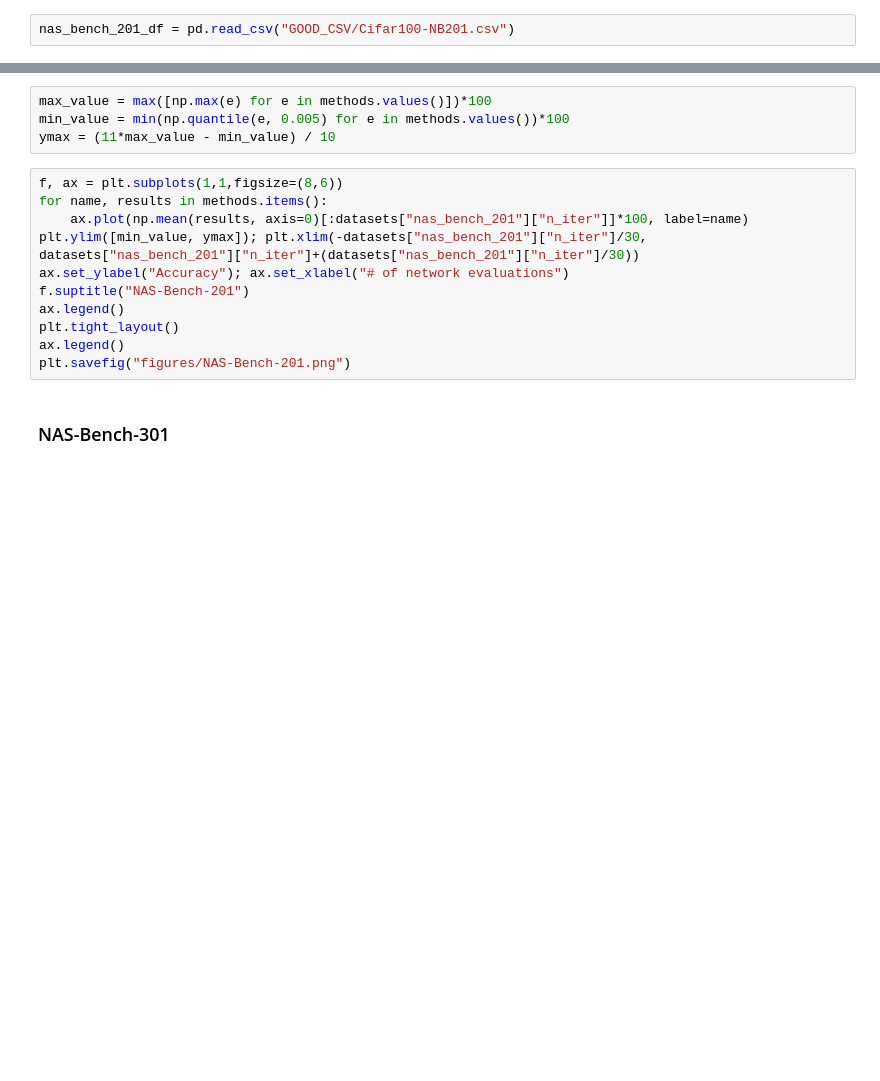
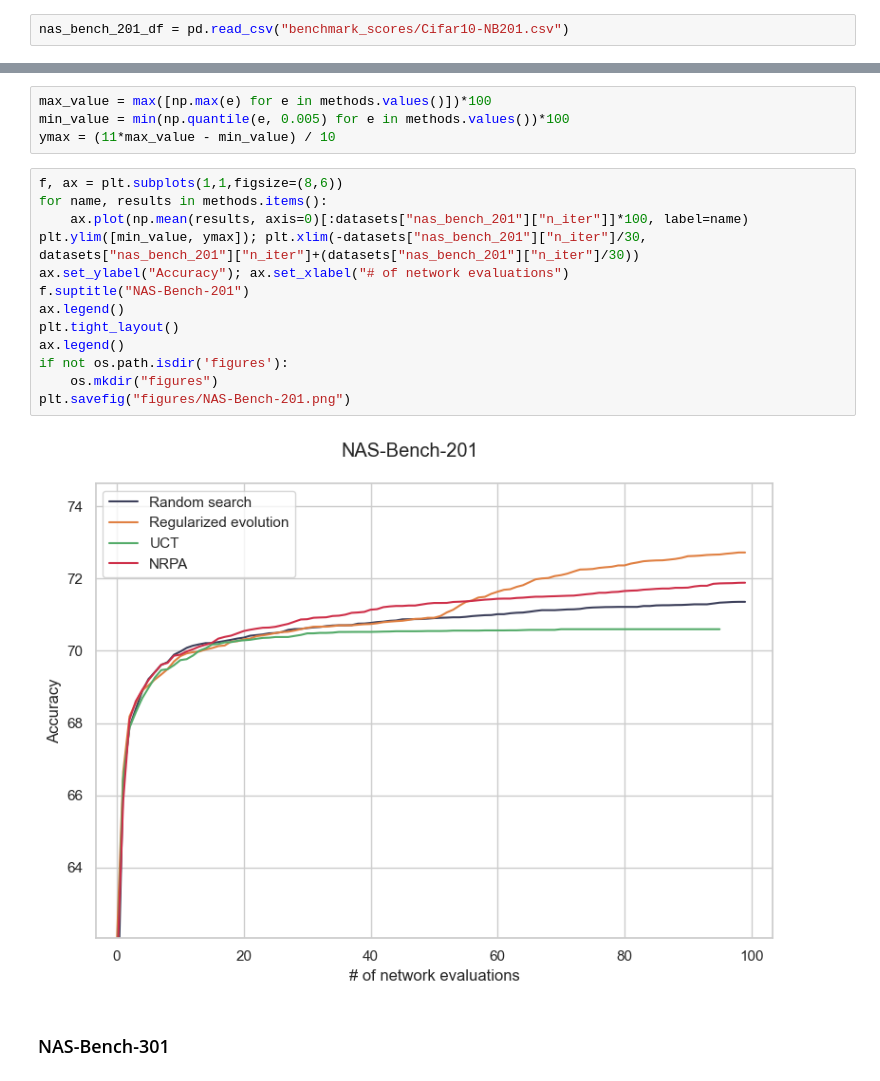
Before and after one commit to vilhess/MONET, a Jupyter notebook: experiments.ipynb, the cells around one changed output, grey strips where cells are left out. Saved outputs shown, nothing was run; the diff lists cells and outputs as text; blank space fills up the shorter version.

```diff
--- a/experiments.ipynb
+++ b/experiments.ipynb
@@ -241,4 +281,4 @@ plt.savefig("figures/NATSBench.png")
 # %% [markdown]
 ### NAS-Bench-201
 # %%
-nas_bench_201_df = pd.read_csv("GOOD_CSV/Cifar100-NB201.csv")
+nas_bench_201_df = pd.read_csv("benchmark_scores/Cifar10-NB201.csv")
@@ -304,14 +340,18 @@ ymax = (11*max_value - min_value) / 10
 # %%
 f, ax = plt.subplots(1,1,figsize=(8,6))
 for name, results in methods.items():
     ax.plot(np.mean(results, axis=0)[:datasets["nas_bench_201"]["n_iter"]]*100, label=name)
 plt.ylim([min_value, ymax]); plt.xlim(-datasets["nas_bench_201"]["n_iter"]/30, datasets["nas_bench_201"]["n_iter"]+(datasets["nas_bench_201"]["n_iter"]/30))
 ax.set_ylabel("Accuracy"); ax.set_xlabel("# of network evaluations")
 f.suptitle("NAS-Bench-201")
 ax.legend()
 plt.tight_layout()
 ax.legend()
+if not os.path.isdir('figures'):
+    os.mkdir("figures")
 plt.savefig("figures/NAS-Bench-201.png")
+# %% [output]
+[figure, added]
 # %% [markdown]
 ### NAS-Bench-301
 # %%
```
Also changed, not shown: parts of 16 cells of this notebook, 42 other files.
